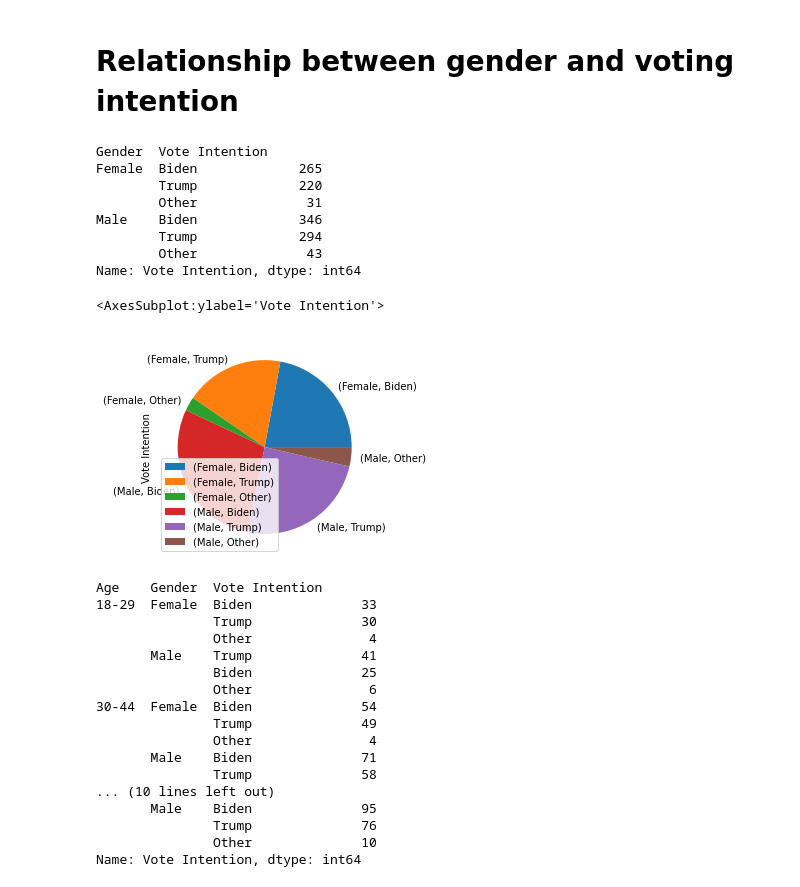
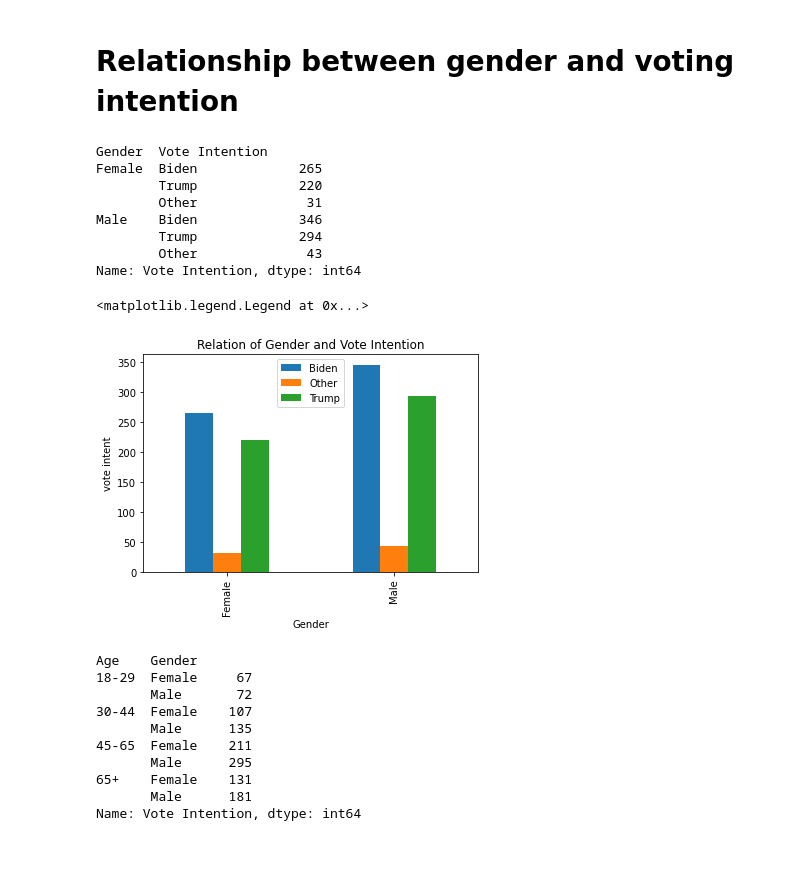
Before and after one commit to Storerun/election, a Jupyter notebook: election.ipynb, the cells around one changed output. Saved outputs shown, nothing was run; the diff lists cells and outputs as text; code cells hidden in the pictures; blank space fills up the shorter version.

Commit message:
vote intention

```diff
--- a/election.ipynb
+++ b/election.ipynb
@@ -120,38 +120,32 @@ Name: Attention to election, dtype: int64
 # %%
 Gender_vote_intent = data.groupby('Gender')['Vote Intention'].value_counts()
 print(Gender_vote_intent)
-Gender_vote_intent.plot(kind='pie',legend =True)
+Gender_vote_intent.unstack().plot(kind='bar',legend =True,ylabel='vote intent',title='Relation of Gender and Vote Intention')
+plt.legend(loc='upper center')
 # %% [output]
 Gender  Vote Intention
 Female  Biden             265
         Trump             220
         Other              31
 Male    Biden             346
         Trump             294
         Other              43
 Name: Vote Intention, dtype: int64
-<AxesSubplot:ylabel='Vote Intention'>
+<matplotlib.legend.Legend at 0x...>
-[figure, old version]
+[figure, new version]
 # %%
-Gender_vote_age = data.groupby(['Age','Gender'])['Vote Intention'].value_counts()
+Gender_vote_age = data.groupby(['Age','Gender']).count()['Vote Intention']
 Gender_vote_age
 # %% [output]
-Age    Gender  Vote Intention
-18-29  Female  Biden              33
-               Trump              30
-               Other               4
-       Male    Trump              41
-               Biden              25
-               Other               6
-30-44  Female  Biden              54
-               Trump              49
-               Other               4
-       Male    Biden              71
-               Trump              58
-... (10 lines left out)
-       Male    Biden              95
-               Trump              76
-               Other              10
+Age    Gender
+18-29  Female     67
+       Male       72
+30-44  Female    107
+       Male      135
+45-65  Female    211
+       Male      295
+65+    Female    131
+       Male      181
 Name: Vote Intention, dtype: int64
 # %%
 df2=pd.DataFrame(Gender_vote_age)
```
Also changed, not shown: parts of 1 cell of this notebook.
